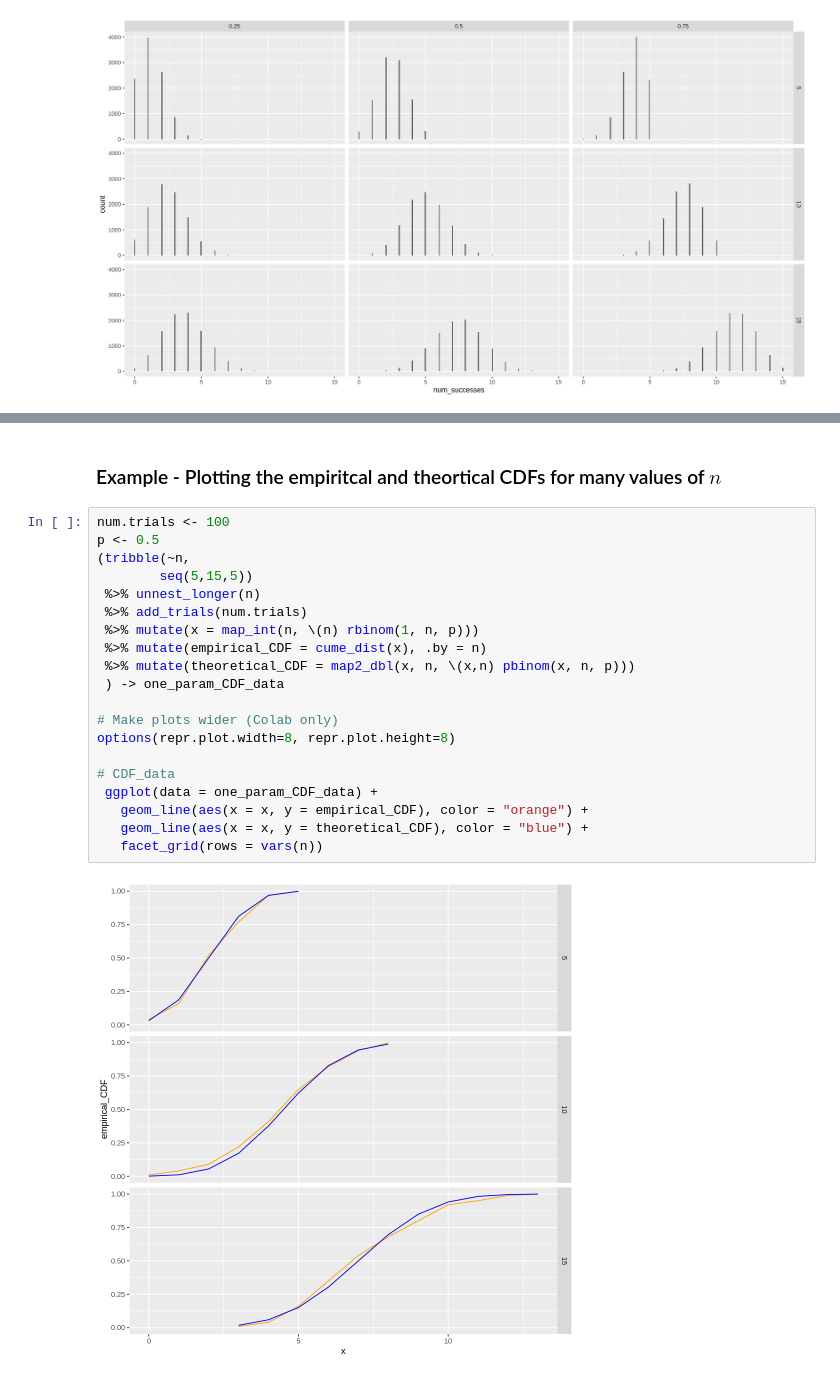
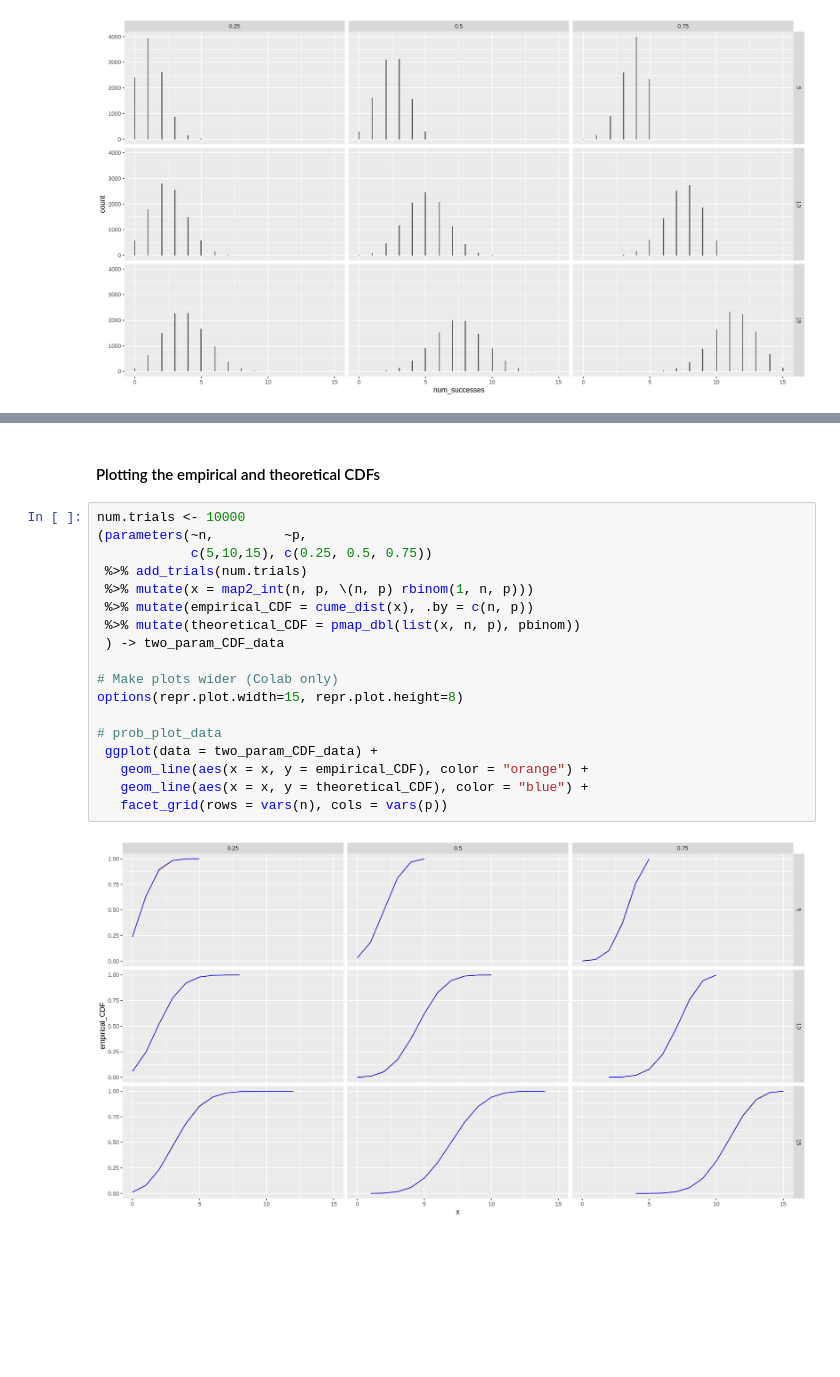
Before and after one commit to yardsale8/probability_simulations_in_R, a Jupyter notebook: 2_6_plotting_estimated_distributions.ipynb, the cells around one changed output, grey strips where cells are left out. Cells and saved outputs as stored; diff of their text form; blank space fills up the shorter version.

```diff
--- a/2_6_plotting_estimated_distributions.ipynb
+++ b/2_6_plotting_estimated_distributions.ipynb
@@ -166,24 +319,22 @@ We can use the following functions to compute or estimate the CDF.
 # %% [markdown]
-### Example - Plotting the empiritcal and theortical CDFs for many values of $n$
+#### Plotting the empirical and theoretical CDFs
 # %%
-num.trials <- 100
-p <- 0.5
-(tribble(~n,
-        seq(5,15,5))
- %>% unnest_longer(n)
+num.trials <- 10000
+(parameters(~n,         ~p,
+            c(5,10,15), c(0.25, 0.5, 0.75))
  %>% add_trials(num.trials)
- %>% mutate(x = map_int(n, \(n) rbinom(1, n, p)))
- %>% mutate(empirical_CDF = cume_dist(x), .by = n)
- %>% mutate(theoretical_CDF = map2_dbl(x, n, \(x,n) pbinom(x, n, p)))
- ) -> one_param_CDF_data
+ %>% mutate(x = map2_int(n, p, \(n, p) rbinom(1, n, p)))
+ %>% mutate(empirical_CDF = cume_dist(x), .by = c(n, p))
+ %>% mutate(theoretical_CDF = pmap_dbl(list(x, n, p), pbinom))
+ ) -> two_param_CDF_data
 
 # Make plots wider (Colab only)
-options(repr.plot.width=8, repr.plot.height=8)
+options(repr.plot.width=15, repr.plot.height=8)
 
-# CDF_data
- ggplot(data = one_param_CDF_data) +
+# prob_plot_data
+ ggplot(data = two_param_CDF_data) +
    geom_line(aes(x = x, y = empirical_CDF), color = "orange") +
    geom_line(aes(x = x, y = theoretical_CDF), color = "blue") +
-   facet_grid(rows = vars(n))
+   facet_grid(rows = vars(n), cols = vars(p))
 # %% [output]
-[figure, old version]
+[figure, new version]
```
Also changed, not shown: parts of 39 cells of this notebook.
